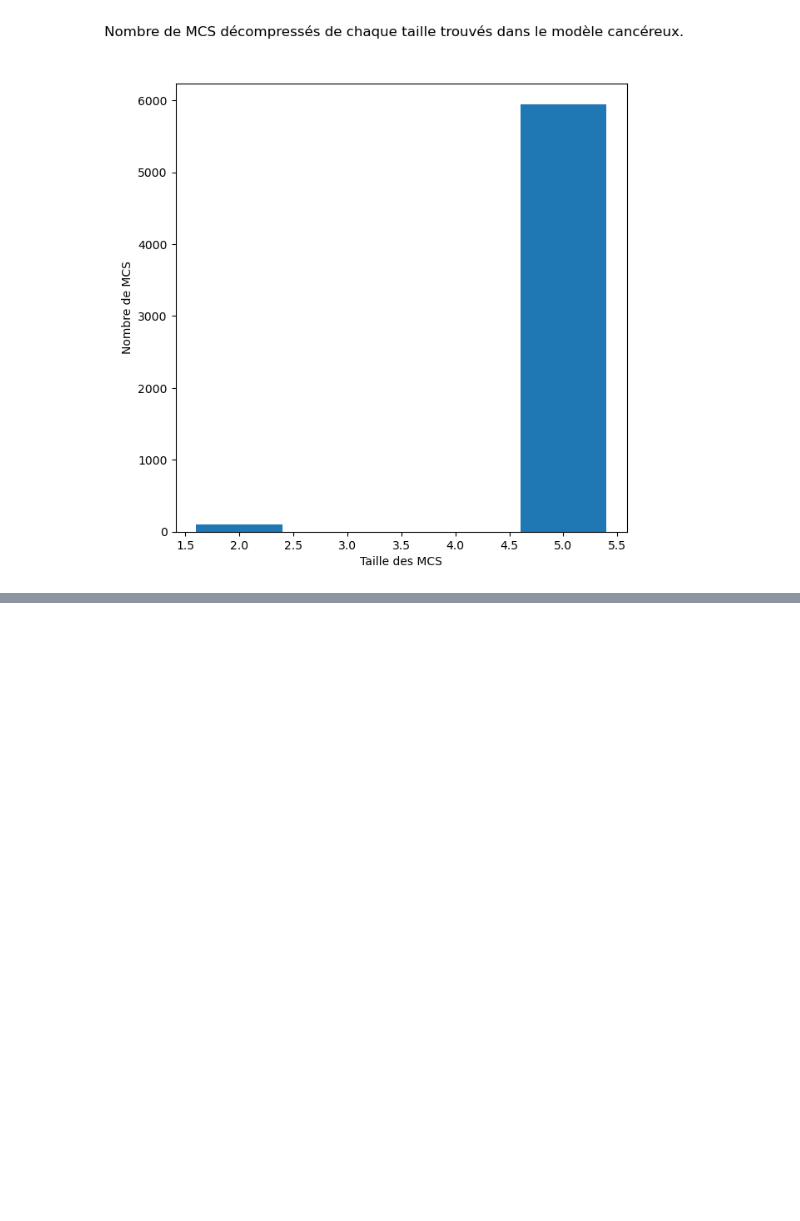
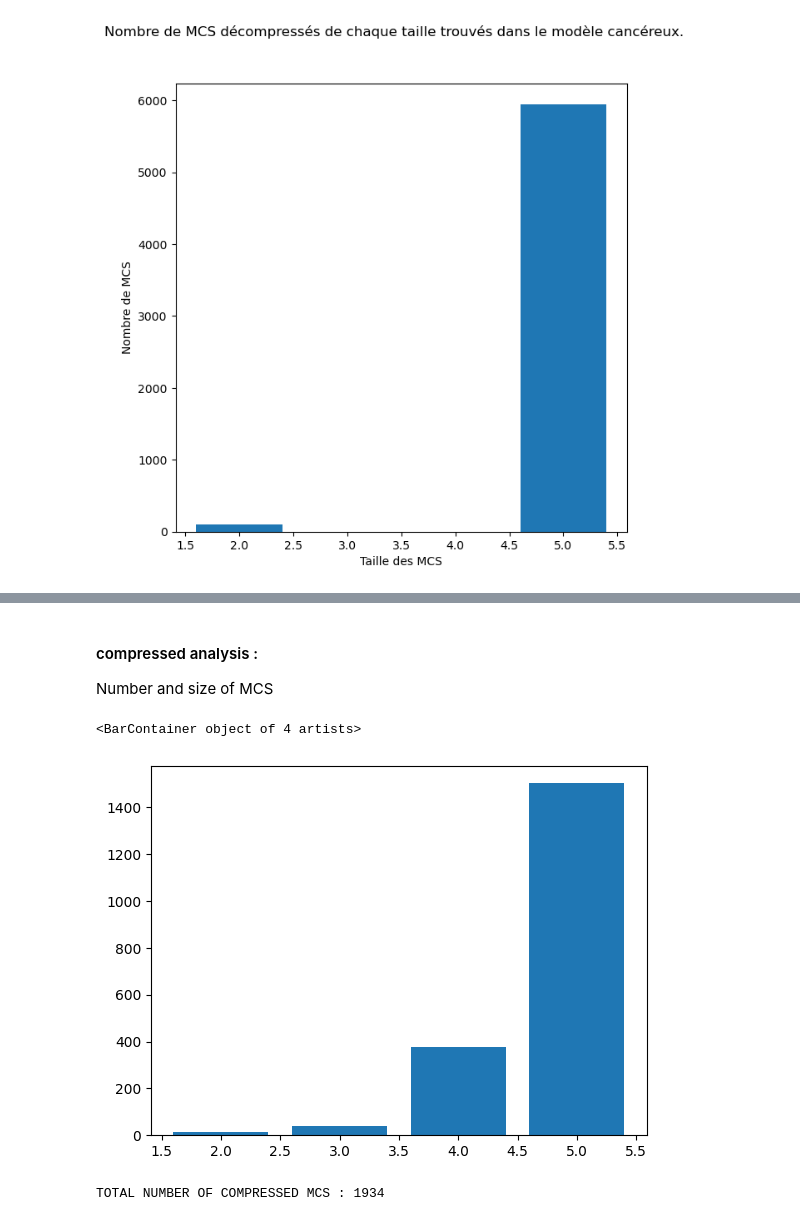
Before and after one commit to JoPkb/RBA_cutsets, a Jupyter notebook: aspmcs/code/mcs_parsing/test_cutsets.ipynb, the cells around one changed output, grey strips where cells are left out. Drawn from its saved outputs; the diff is of its cells as text; code cells hidden in the pictures; blank space fills up the shorter version.

```diff
--- a/aspmcs/code/mcs_parsing/test_cutsets.ipynb
+++ b/aspmcs/code/mcs_parsing/test_cutsets.ipynb
@@ -1212,0 +1399,18 @@ plt.show()
+# %% [markdown]
+#### compressed analysis :
+Number and size of MCS
+# %%
+mcs_directory="../../../aspefm_mcs_checker/run_2_posconstr/res/"
+mcs_file_list=os.listdir(mcs_directory)
+from utils import parse_output
+MCS_data = {}
+MCS_size_overall = {}
+for mcs_file in mcs_file_list:
+    MCS_sizes = {}
+    mcs_list = parse_output(f"{mcs_directory}{mcs_file}")
+    # Size of MCS :
+    if len(mcs_list) > 0:
+        for mcs in mcs_list:
+            MCS_sizes[len(mcs)] = MCS_sizes.get(len(mcs), 0) + 1
+            MCS_size_overall[len(mcs)] = MCS_size_overall.get(len(mcs), 0) +1
+    MCS_data[mcs_file] = MCS_sizes
@@ -1212,0 +1419,11 @@ plt.show()
+# %%
+fig, ax = plt.subplots()
+
+ax.bar([i for i in MCS_size_overall.keys()], [j for j in MCS_size_overall.values()])
+# %% [output]
+<BarContainer object of 4 artists>
+[figure, added]
+# %%
+print(f"TOTAL NUMBER OF COMPRESSED MCS : {sum(MCS_size_overall.values())}")
+# %% [output]
+TOTAL NUMBER OF COMPRESSED MCS : 1934
```
Also changed, not shown: parts of 22 cells of this notebook, 1 other file.
